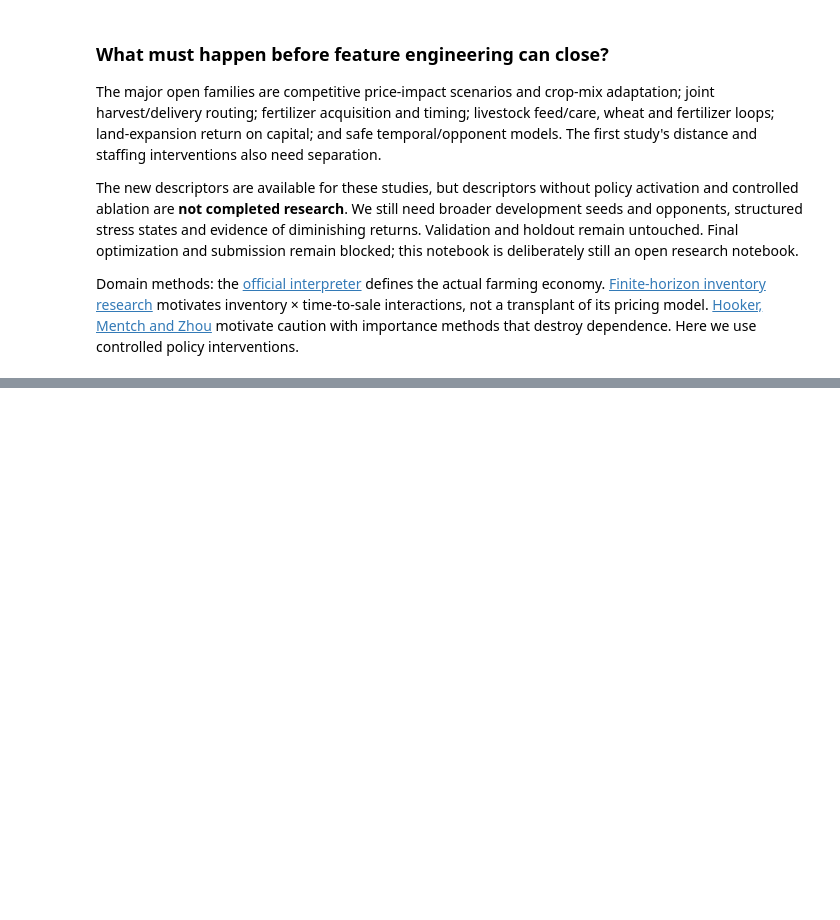
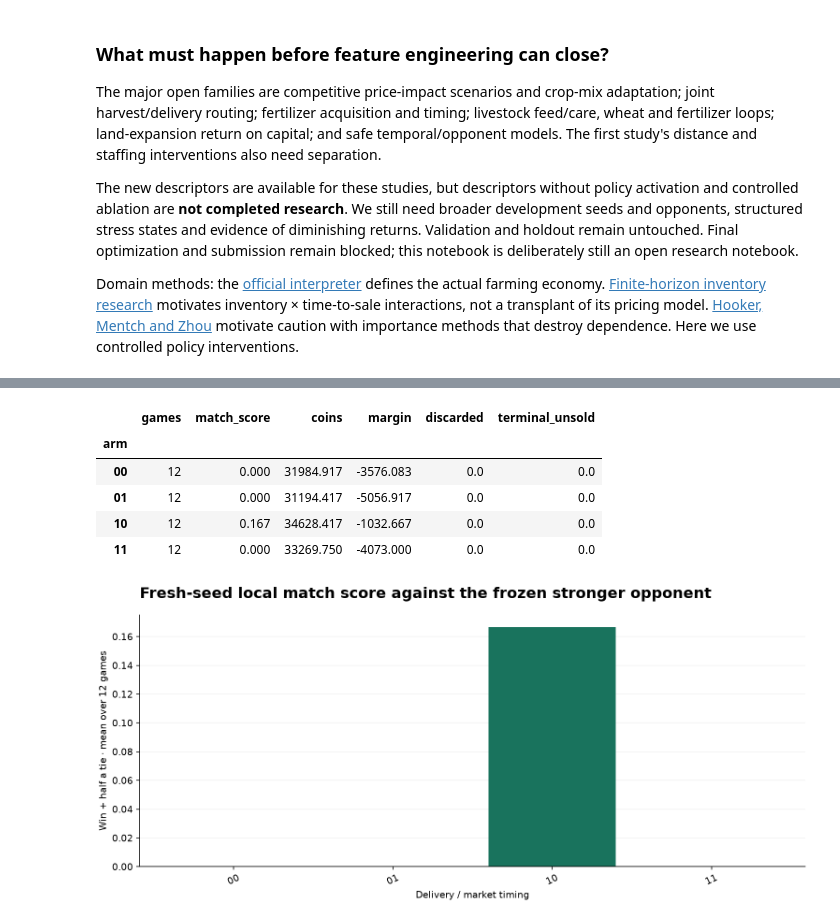
Before and after one commit to alvaromendizabal/kaggriculture, a Jupyter notebook: notebooks/02_feature_research.ipynb, the cells around one changed output, grey strips where cells are left out. Drawn from its saved outputs; the diff is of its cells as text; code cells hidden in the pictures; blank space fills up the shorter version.

Commit message:
Research-grade market and delivery study: 48 fresh-seed games, audited features and executed notebooks

```diff
--- a/notebooks/02_feature_research.ipynb
+++ b/notebooks/02_feature_research.ipynb
@@ -528,0 +546,23 @@ importance methods that destroy dependence. Here we use controlled policy interv
+# %%
+markets = json.loads((root / "reports/market_research.json").read_text())
+games3 = pd.read_csv(root / "reports/market_games.csv", dtype={"arm": str})
+effects3 = pd.read_csv(root / "reports/market_effects.csv")
+registry3 = pd.read_csv(root / "reports/market_registry.csv")
+assert len(games3) == markets["games"] == 48
+assert games3.seed.nunique() == 6
+assert set(games3.seed).isdisjoint(set(games2.seed))
+assert not markets["validation_or_holdout_used"]
+assert markets["feature_completion_gate"] == "closed"
+display(
+    pd.Series(
+        {
+            "Games": len(games3),
+            "Fresh development seed clusters": games3.seed.nunique(),
+            "Total candidate descriptors": len(registry3),
+            "New market/delivery descriptors": 315,
+            "Profiled legal states": markets["screening"]["sampled_development_observations"],
+            "Features selected for final model": 0,
+        },
+        name="Scope",
+    ).to_frame()
+)
@@ -528,0 +584,27 @@ importance methods that destroy dependence. Here we use controlled policy interv
+# %%
+groups3 = games3.groupby("arm").agg(
+    games=("match_score", "size"),
+    match_score=("match_score", "mean"),
+    coins=("coins", "mean"),
+    margin=("coin_margin", "mean"),
+    discarded=("discarded_units", "mean"),
+    terminal_unsold=("unsold_product_units", "mean"),
+)
+display(groups3.round(3))
+fig = go.Figure(go.Bar(x=groups3.index, y=groups3.match_score))
+fig.update_layout(
+    title="Fresh-seed local match score against the frozen stronger opponent",
+    xaxis_title="Delivery / market timing",
+    xaxis_type="category",
+    yaxis_title="Win + half a tie · mean over 12 games",
+    yaxis_range=[0, 1],
+)
+show_figure(fig)
+# %% [output]
+|  | games | match_score | coins | margin | discarded | terminal_unsold |
+| arm |  |  |  |  |  |  |
+| 00 | 12 | 0.000 | 31984.917 | -3576.083 | 0.0 | 0.0 |
+| 01 | 12 | 0.000 | 31194.417 | -5056.917 | 0.0 | 0.0 |
+| 10 | 12 | 0.167 | 34628.417 | -1032.667 | 0.0 | 0.0 |
+| 11 | 12 | 0.000 | 33269.750 | -4073.000 | 0.0 | 0.0 |
+[figure, added]
```
Also changed, not shown: parts of 9 cells of this notebook, 31 other files.
